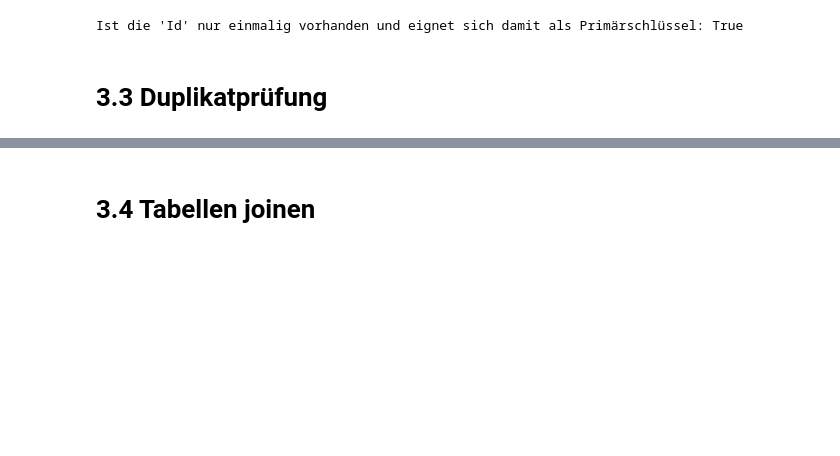
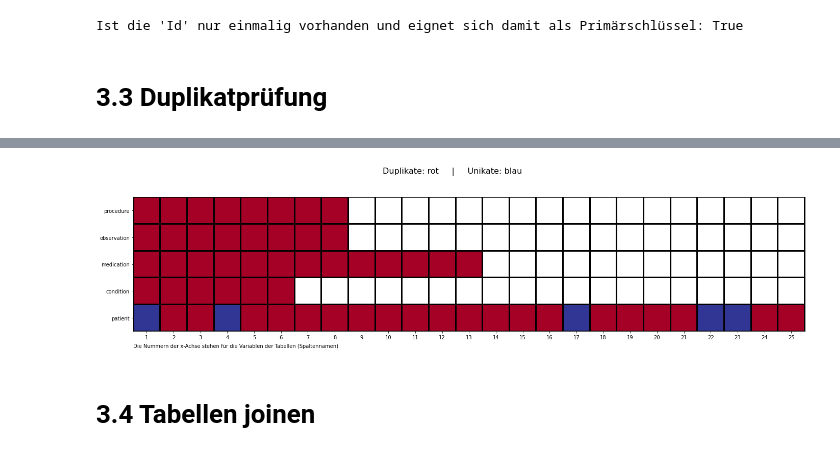
Before and after one commit to Fuenfgeld/DMA2022DataProjectB, a Jupyter notebook: Datenpruefung/Datenpruefung_neu.ipynb, the cells around one changed output, grey strips where cells are left out. Saved outputs shown, nothing was run; the diff lists cells and outputs as text; code cells hidden in the pictures; blank space fills up the shorter version.

```diff
--- a/Datenpruefung/Datenpruefung_neu.ipynb
+++ b/Datenpruefung/Datenpruefung_neu.ipynb
@@ -193,3 +203,41 @@ Duplikate in REASONDESCRIPTION enthalten:  True
+# %%
+axa =  pd.DataFrame(data=(p_l,c_l,m_l,o_l,pr_l))
+#np.shape(axa)
+#axa.head()
+axa = axa.astype('float')
+#axa.dtypes
+
+plt.rcParams["figure.figsize"] = [19.50, 5.50]
+plt.rcParams["figure.autolayout"] = True
+
+data = axa
+fig = plt.figure()
+ax = fig.add_subplot(111)
+ax.pcolormesh(data, cmap='RdYlBu_r', edgecolors='k', linewidth=2) #imshow(data, aspect='auto', cmap='RdYlBu_r', interpolation='nearest')
+
+
+#ax.grid(color='w', linewidth=2)
+ax = plt.gca()
+ax.set_aspect('equal')
+
+
+fig.suptitle('Duplikate: rot     |     Unikate: blau', fontsize=16)
+x_label_list = list(range(1,26,1)) #['red: True', 'blue: false']
+y_label_list = ['patient', 'condition', 'medication', 'observation', 'procedure']
+
+Liste = list(range(0,25,1))
+Fließ = [float(x)+0.5 for x in Liste]
+ax.set_xticks(Fließ)
+ax.set_yticks([0.5, 1.5, 2.5, 3.5, 4.5])
+
+ax.set_xticklabels(x_label_list)
+ax.set_yticklabels(y_label_list)
+
+plt.text(0, -0.6, "Die Nummern der x-Achse stehen für die Variablen der Tabellen (Spaltennamen)")
+
+plt.show()
+# %% [output]
+[figure, added]
 # %% [markdown]
 # 3.4 Tabellen joinen
 # %%
```
Also changed, not shown: parts of 4 cells of this notebook.
